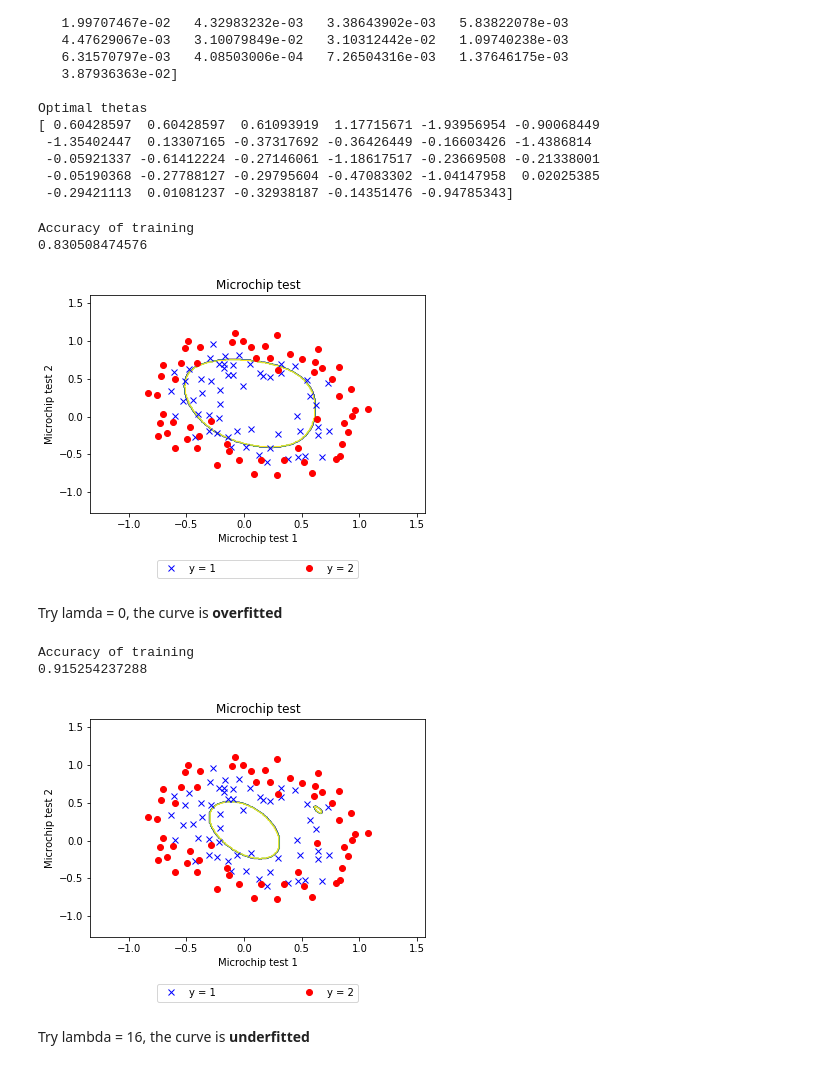
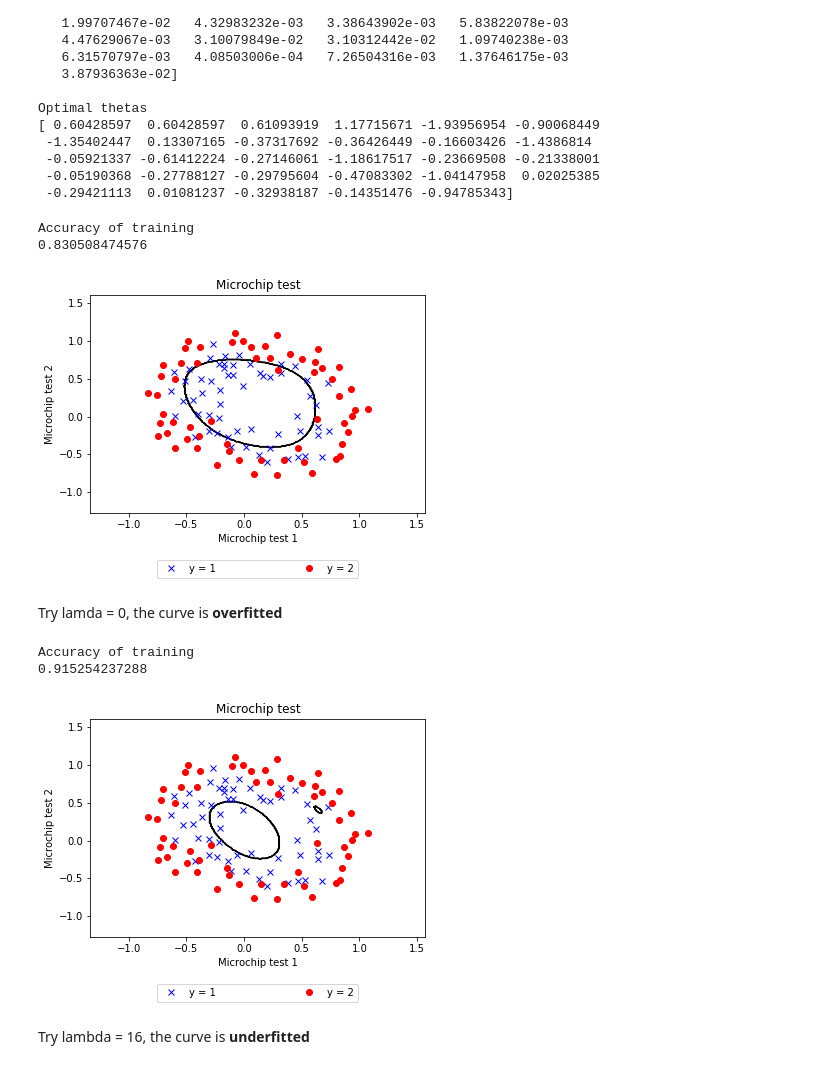
Before and after one commit to imtoobose/mlclass, a Jupyter notebook: Logistic Regression.ipynb, the cells around one changed output. Cells and saved outputs as stored; diff of their text form; code cells hidden in the pictures.

Commit message:
Fix colors in graph

```diff
--- a/Logistic Regression.ipynb
+++ b/Logistic Regression.ipynb
@@ -252,27 +252,27 @@ Optimal thetas
 # %%
 def draw_contour():
     x =  np.delete(lines, 2, axis=1)
     x_min, x_max = x[:, 0].min() - .5, x[:, 0].max() + .5
     y_min, y_max = x[:, 1].min() - .5, x[:, 1].max() + .5
 
     xx, yy = np.meshgrid(np.linspace(x_min, x_max, 300),
                          np.linspace(y_min, y_max, 300))
 
     meshpred = polFeatures.fit_transform(np.c_[xx.ravel(), yy.ravel()])
     Z = predict(meshpred, thetasopt[1:])
     Z = Z.reshape(xx.shape)
-    plt.contour(xx, yy, Z, alpha=1, linewidths=1, color='k')
+    plt.contour(xx, yy, Z, alpha=1, linewidths=1, colors='k')
 #     plt.contourf(xx, yy, Z);
     draw_microchip_data()
 
 print '\nAccuracy of training'
 print get_accuracy(X, thetasopt)
 draw_contour()
 plt.show()
 # %% [output]
 Accuracy of training
 0.830508474576
-[figure, old version]
+[figure, new version]
 # %% [markdown]
 Try lamda = 0, the curve is **overfitted**
 # %%
@@ -288,7 +288,7 @@ plt.show()
 # %% [output]
 Accuracy of training
 0.915254237288
-[figure, old version]
+[figure, new version]
 # %% [markdown]
 Try lambda = 16, the curve is **underfitted**
 # %%
```
Also changed, not shown: parts of 1 cell of this notebook.
